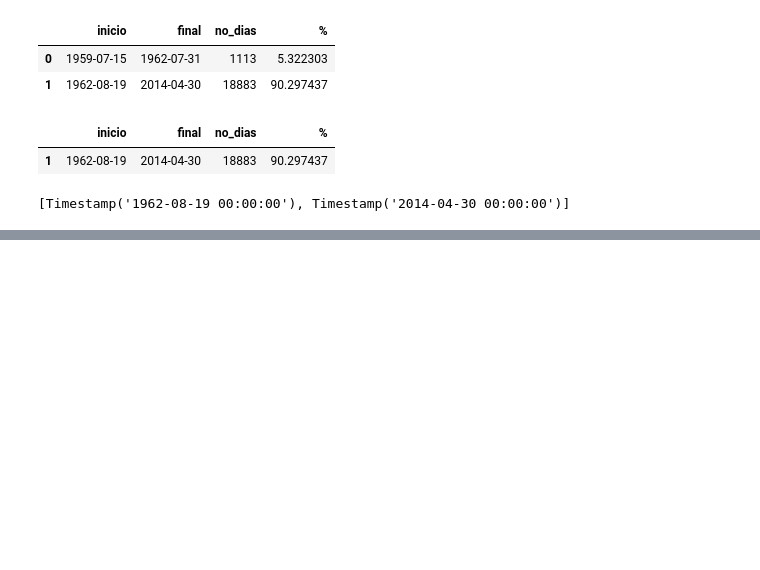
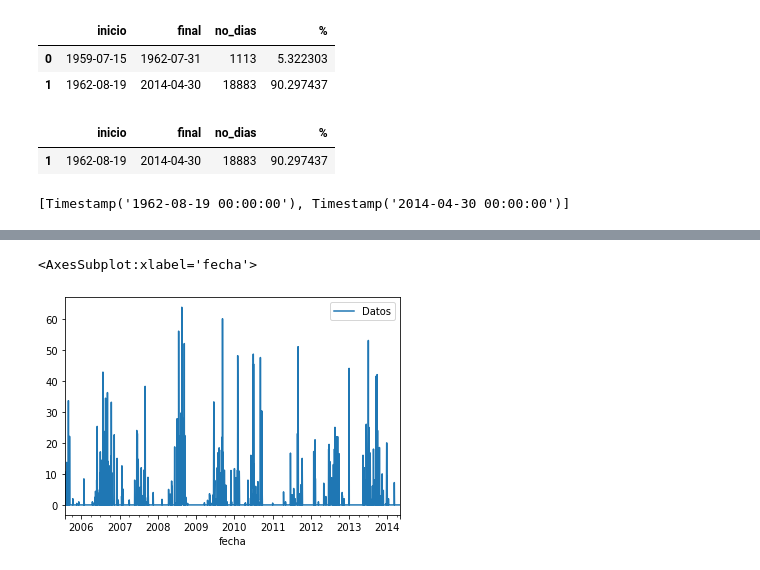
Before and after one commit to Ro-teodoro/clicom, a Jupyter notebook: clicom.ipynb, the cells around one changed output, grey strips where cells are left out. Drawn from its saved outputs; the diff is of its cells as text; code cells hidden in the pictures; blank space fills up the shorter version.

```diff
--- a/clicom.ipynb
+++ b/clicom.ipynb
@@ -362,0 +358,5 @@ est.loc[rango[0]:rango[1],]
+# %%
+test.plot()
+# %% [output]
+<AxesSubplot:xlabel='fecha'>
+[figure, added]
```
Also changed, not shown: parts of 8 cells of this notebook.
